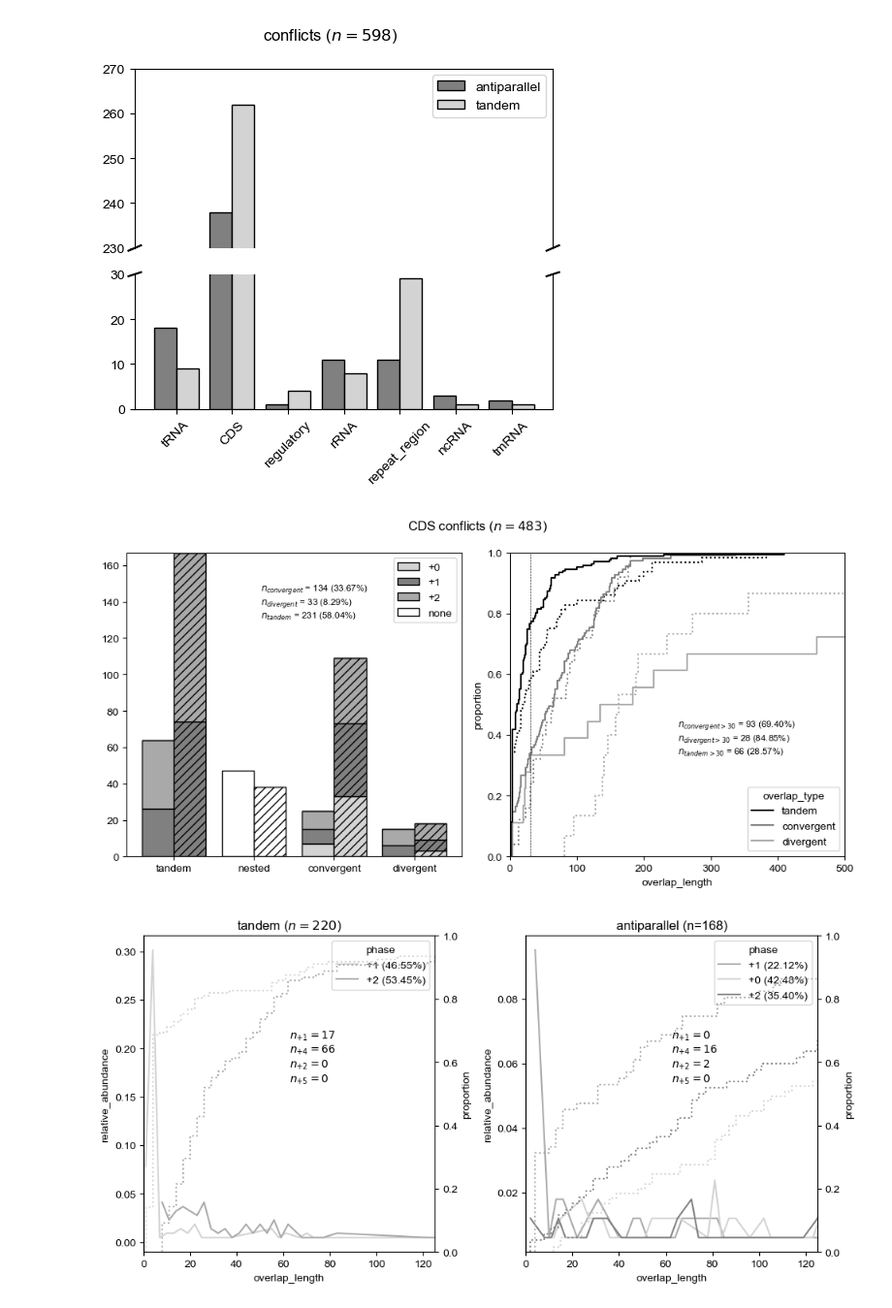
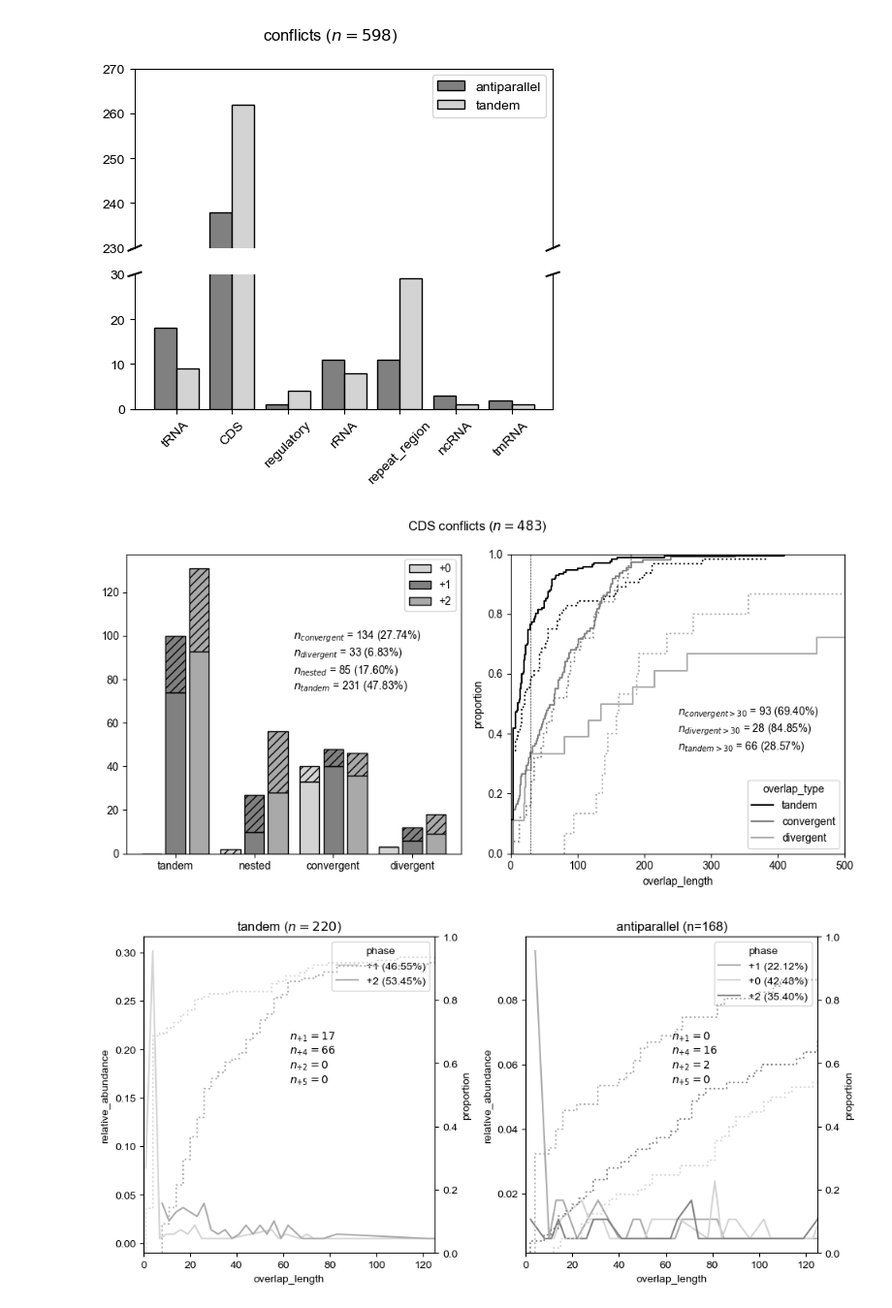
Before and after one commit to pipparichter/frugal, a Jupyter notebook: notebooks/results-2-1.ipynb, the cells around one changed output. Shown at 97% size. Drawn from its saved outputs; the diff is of its cells as text; code cells hidden in the pictures.

```diff
--- a/notebooks/results-2-1.ipynb
+++ b/notebooks/results-2-1.ipynb
@@ -49,7 +38,7 @@ Num. matches with a significant alignment: 31713 (64.17%)
 Num. hypothetical matches with a significant alignment: 360 (4.58%)
 Num. annotated matches with a significant alignment: 31353 (75.43%)
 # %%
-def si_figure_2(dataset_df:pd.DataFrame, width:float=0.4):
+def figure(dataset_df:pd.DataFrame, width:float=0.4):
 
     figure_df = dataset_df[dataset_df.conflict].copy()
     figure_df['top_hit_product'] = np.where(figure_df.top_hit_pseudo, 'pseudogene', figure_df.top_hit_product)
@@ -81,68 +70,70 @@ def si_figure_2(dataset_df:pd.DataFrame, width:float=0.4):
     fig.tight_layout()
     plt.show()
 
-si_figure_2(dataset_df)
+figure(dataset_df)
 # %% [output]
 [figure]
 # %%
 # TODO: Not sure if it's worth including the phases in the bar plot.
 
-def si_figure_2(dataset_df:pd.DataFrame, exclude_nested:bool=False):
+def figure(dataset_df:pd.DataFrame, exclude_nested:bool=False):
     figure_df = dataset_df[is_cds_conflict(dataset_df)].copy()
     # figure_df = figure_df[figure_df.overlap_type != 'nested'].copy() if exclude_nested else figure_df
 
     fig, (ax_a, ax_b) = plt.subplots(ncols=2, figsize=(10, 5))
 
-    figure_df['phase'] = ['none' if (row.overlap_type == 'nested') else '+' + str(int(row.phase)) for row in figure_df.itertuples()]
+    # figure_df['phase'] = ['none' if (row.overlap_type == 'nested') else '+' + str(int(row.phase)) for row in figure_df.itertuples()]
+    figure_df['phase'] = ['+' + str(int(row.phase)) for row in figure_df.itertuples()]
+    figure_df['hypothetical'] = is_top_hit_hypothetical(figure_df)
 
     palette = {'+0':'lightgray', '+1':'gray', '+2':'darkgray', 'none':'white'}
+    offsets = {'+0':-0.3, '+1':0, '+2':0.3, 'none':0}
     overlap_types = figure_df.overlap_type.unique()
     positions = np.arange(len(overlap_types))
-    width = 0.4
+    width = 0.25
 
-    def panel_a(ax_df:pd.DataFrame, offset:float=None, hatch=None, add_label:bool=True):
+    def panel_a(ax_df:pd.DataFrame, offset:float=None, color=None):
         totals =  np.zeros(len(overlap_types))
         bottom = np.zeros(len(overlap_types))
-        for phase, df in ax_df.groupby('phase'):
+        for hypothetical, df in ax_df.groupby('hypothetical'):
             heights = [(df.overlap_type == overlap_type).sum() for overlap_type in overlap_types]
-            ax_a.bar(positions + offset, heights, bottom=bottom, edgecolor='black', label=phase if add_label else None, color=palette[phase], width=width, hatch=hatch)
+            ax_a.bar(positions + offset, heights, bottom=bottom, edgecolor='black', label=phase if (not hypothetical) else None, color=color, width=width, hatch='///' if hypothetical else None)
             bottom += np.array(heights)
             totals += heights
 
-    panel_a(figure_df[is_top_hit_hypothetical(figure_df)], offset=-width/2)
-    panel_a(figure_df[~is_top_hit_hypothetical(figure_df)], offset=width/2, hatch='///', add_label=False)
+    for phase, df in figure_df.groupby('phase'):
+        panel_a(df, color=palette[phase], offset=offsets[phase])
 
-    text, total = '', len(figure_df) if (not exclude_nested) else ((figure_df.overlap_type != 'nested').sum())
+    text = ''
     for overlap_type, df in figure_df.groupby('overlap_type'):
-        if (overlap_type == 'nested') and exclude_nested:
-            continue
-        text += get_text(overlap_type, len(df), total)
-    ax_a.text(0.4, 0.75, text, transform=ax_a.transAxes, fontsize='small')
+        text += get_text(overlap_type, len(df), len(figure_df))
+    ax_a.text(0.5, 0.5, text, transform=ax_a.transAxes)
+
 
     ax_a.set_xticks(positions, labels=overlap_types)
     ax_a.legend()
 
     ax_b_df = figure_df[figure_df.overlap_type != 'nested'].copy()
     palette = {'tandem':'black', 'convergent':'gray', 'divergent':'darkgray'}
     sns.ecdfplot(data=ax_b_df[is_top_hit_hypothetical(ax_b_df)], x='overlap_length', hue='overlap_type', ls=':', palette=palette, ax=ax_b)
     sns.ecdfplot(data=ax_b_df[~is_top_hit_hypothetical(ax_b_df)], x='overlap_length', hue='overlap_type', palette=palette, ax=ax_b)
     ax_b.set_xlim(xmin=0, xmax=500)
     ax_b.set_ylabel('proportion')
 
     overlap_length, text = 30, ''
     for overlap_type, df in ax_b_df.groupby('overlap_type'):
         text += get_text(f'{overlap_type} > {overlap_length}', (df.overlap_length > overlap_length).sum(), len(df))
-    ax_b.text(0.5, 0.3, text, transform=ax_b.transAxes, fontsize='small')
+    ax_b.text(0.5, 0.3, text, transform=ax_b.transAxes)
     ax_b.axvline(x=overlap_length, ls='--', color='black', lw=0.5)
 
     fig.suptitle(f'CDS conflicts ($n={len(figure_df)}$)')
     fig.tight_layout()
     plt.show()
 
-# si_figure_2(dataset_df, exclude_nested=True)
-si_figure_2(dataset_df, exclude_nested=True)
+# figure(dataset_df, exclude_nested=True)
+figure(dataset_df, exclude_nested=True)
 # %% [output]
-[figure, old version]
+[figure, new version]
 # %%
 # TODO: Should look at the query coverages for the overlaps with non-CDS features.
 
```
Also changed, not shown: parts of 20 cells of this notebook, 7 other files.
